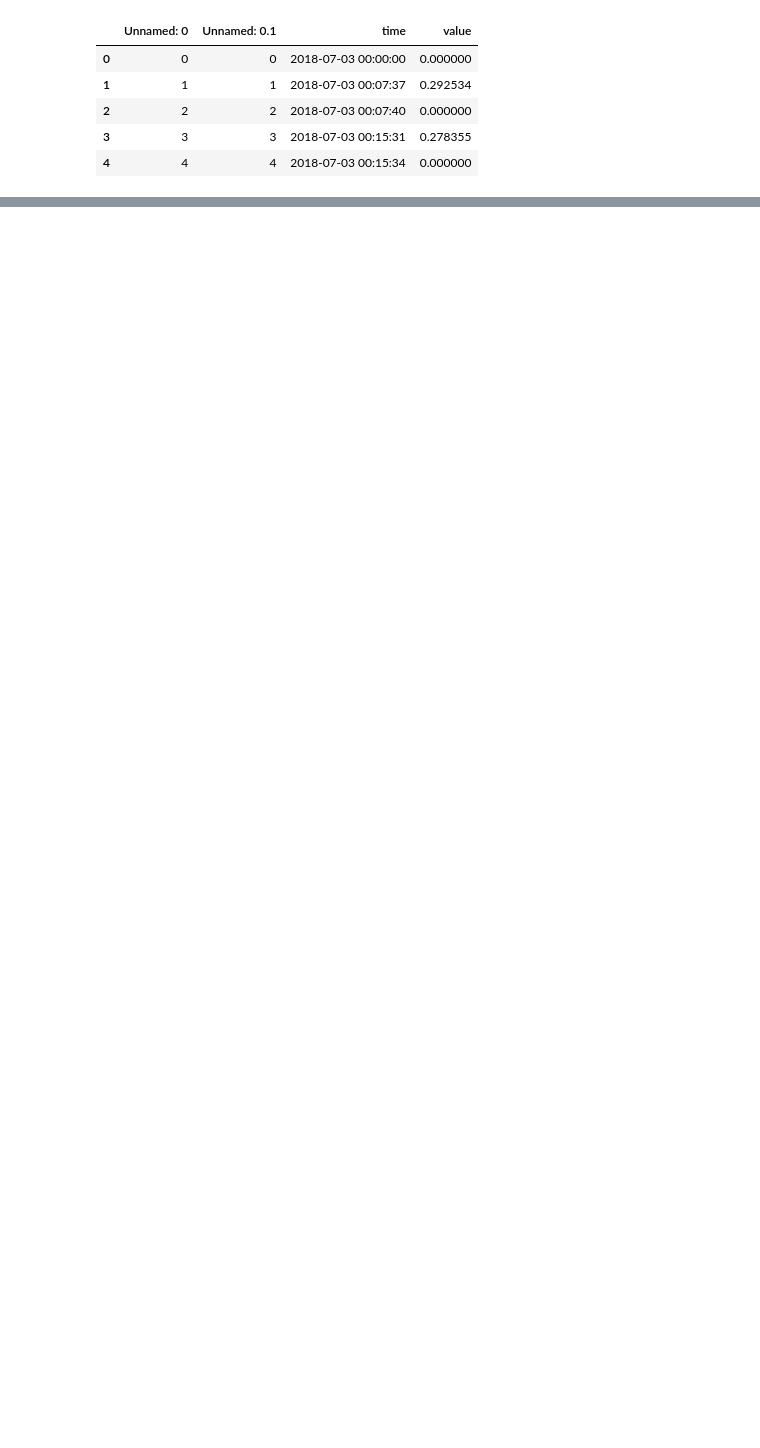
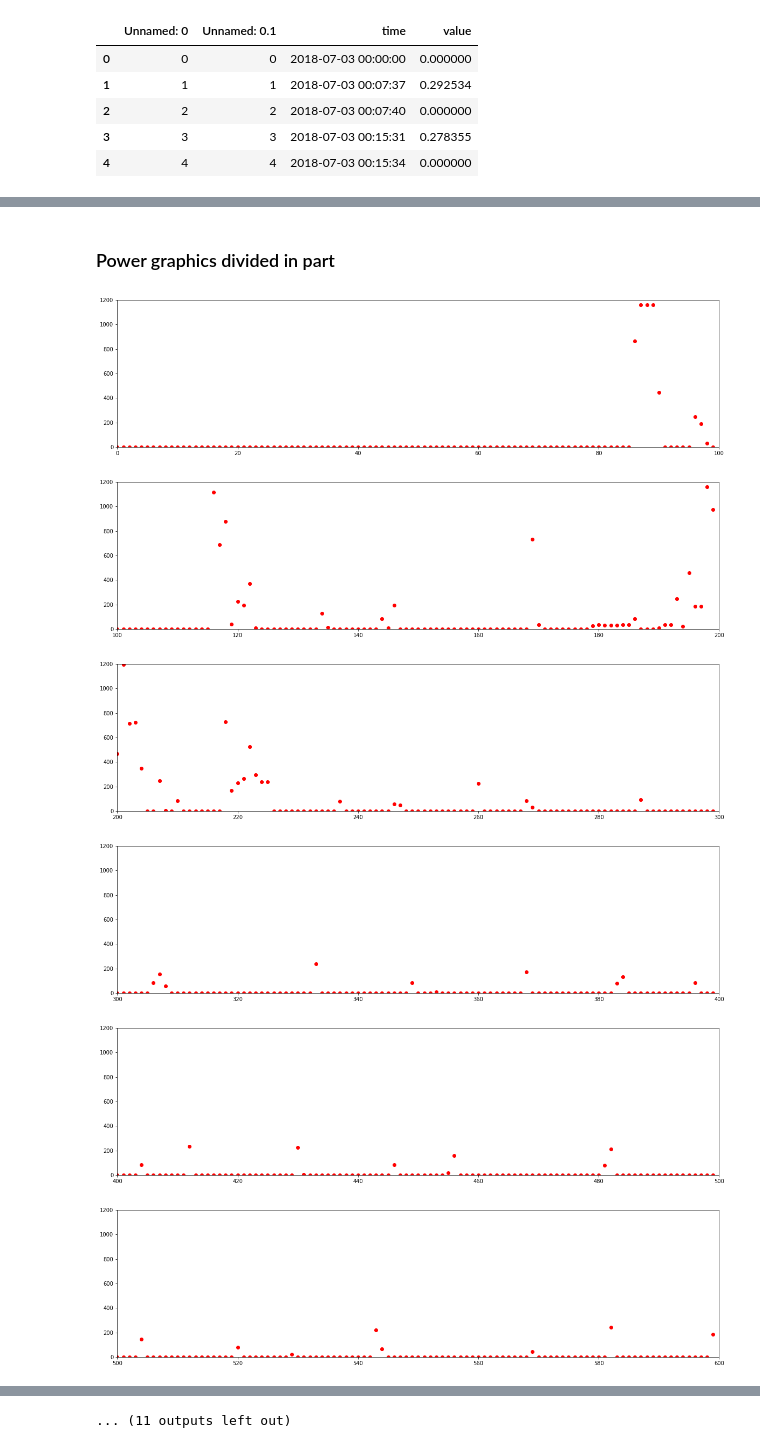
Before and after one commit to FAngelo94/modify-csv-by-pandas, a Jupyter notebook: Analisi dei Dati.ipynb, the cells around one changed output, grey strips where cells are left out. Saved outputs shown, nothing was run; the diff lists cells and outputs as text; code cells hidden in the pictures; blank space fills up the shorter version.

```diff
--- a/Analisi dei Dati.ipynb
+++ b/Analisi dei Dati.ipynb
@@ -262,0 +335,21 @@ power.head()
+# %% [markdown]
+### Power graphics divided in part
+# %%
+band = 100
+i    = 0
+series = Series.from_array(power[power['time']>='2018-07-03 00:00:00']['value'])
+while((i+1)*band<len(series)):
+    pyplot.figure(figsize=(20, 5))
+    pyplot.plot(series[i*band:(i+1)*band],'ro')
+    v = [i*band, (i+1)*band, 0, 1200]
+    pyplot.axis(v)
+    v = [serie.index[0], serie.index[len(serie)-1], 0, 1200]#xmin,xmax,ymin,ymax
+    pyplot.show()
+    i += 1
+# %% [output]
+[figure, added]
+[figure, added]
+[figure, added]
+[figure, added]
+[figure, added]
+[figure, added]
@@ -262,0 +362 @@ power.head()
+... (11 outputs left out)
```
Also changed, not shown: parts of 11 cells of this notebook, 3 other files.
